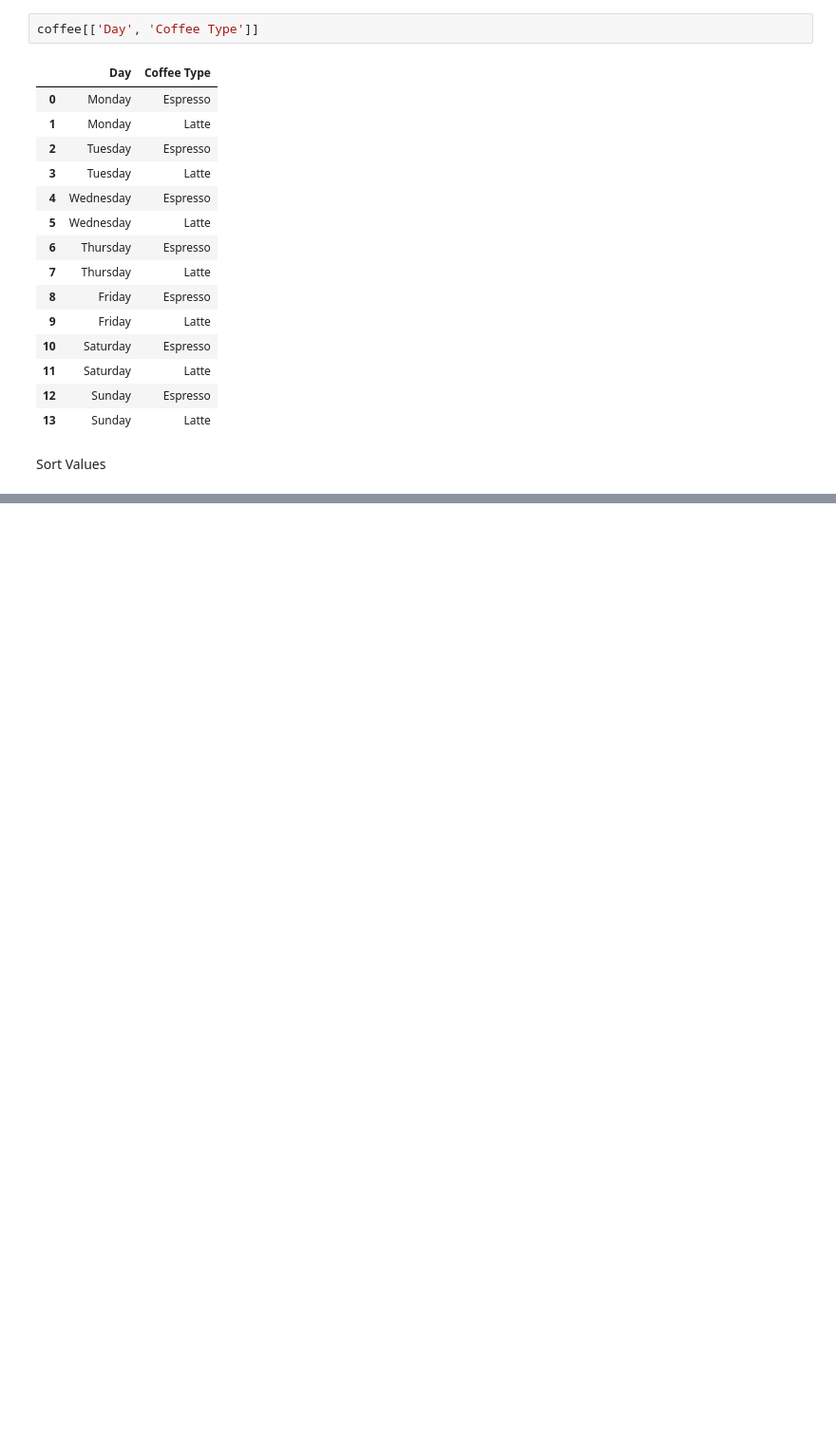
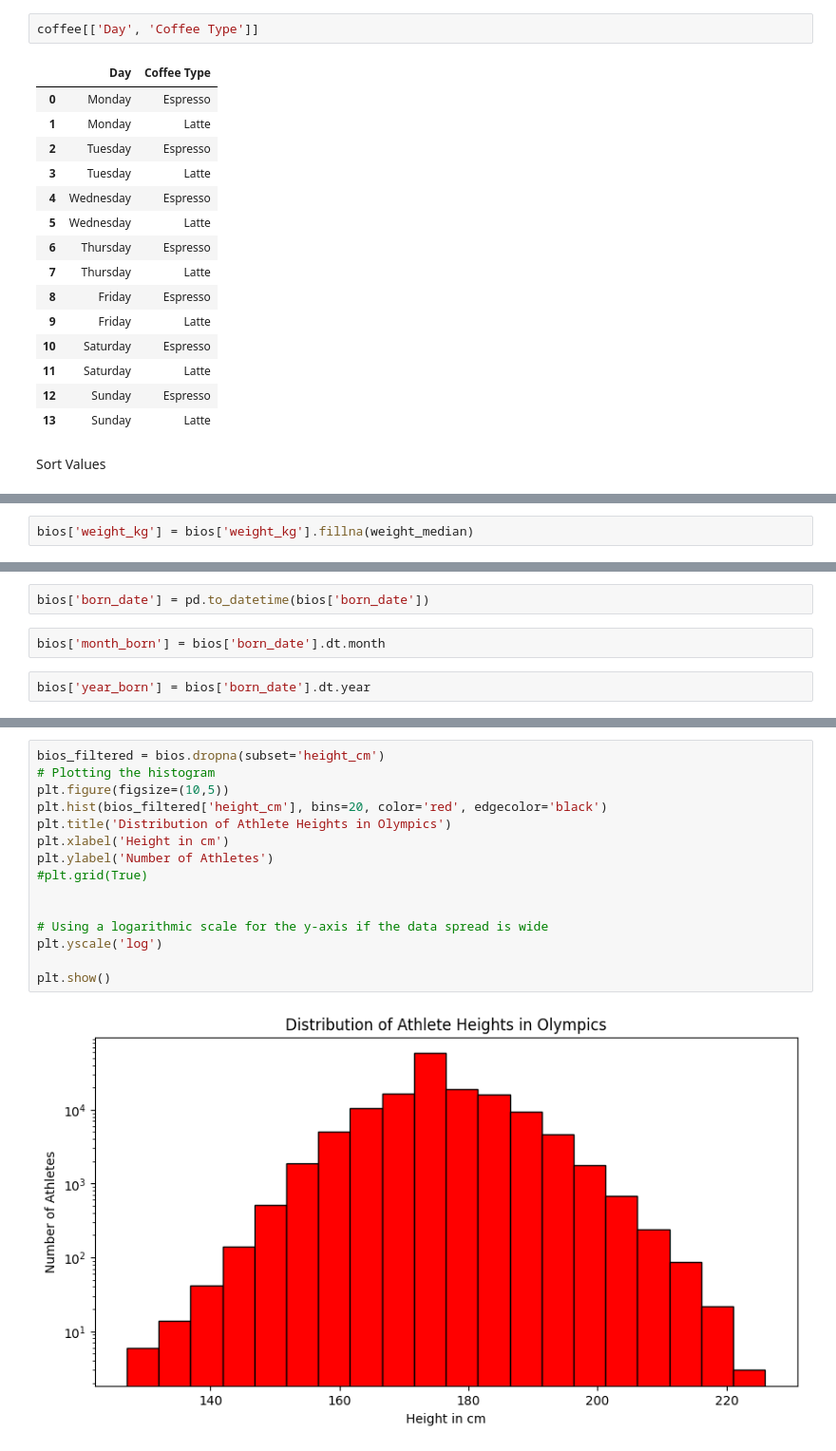
Before and after one commit to vartika7/Pandas, a Jupyter notebook: DataFrames.ipynb, the cells around one changed output, grey strips where cells are left out. Shown at 95% size. Saved outputs shown, nothing was run; the diff lists cells and outputs as text; blank space fills up the shorter version.

```diff
--- a/DataFrames.ipynb
+++ b/DataFrames.ipynb
@@ -610,0 +1237,2 @@ Sort Values
+# %%
+bios['weight_kg'] = bios['weight_kg'].fillna(weight_median)
@@ -610,0 +1878,6 @@ Sort Values
+# %%
+bios['born_date'] = pd.to_datetime(bios['born_date'])
+# %%
+bios['month_born'] = bios['born_date'].dt.month
+# %%
+bios['year_born'] = bios['born_date'].dt.year
@@ -610,0 +2093,17 @@ Sort Values
+# %%
+bios_filtered = bios.dropna(subset='height_cm')
+# Plotting the histogram
+plt.figure(figsize=(10,5))
+plt.hist(bios_filtered['height_cm'], bins=20, color='red', edgecolor='black')
+plt.title('Distribution of Athlete Heights in Olympics')
+plt.xlabel('Height in cm')
+plt.ylabel('Number of Athletes')
+#plt.grid(True)
+
+
+# Using a logarithmic scale for the y-axis if the data spread is wide
+plt.yscale('log')
+
+plt.show()
+# %% [output]
+[figure, added]
```
Also changed, not shown: parts of 169 cells of this notebook, 1 other file.
